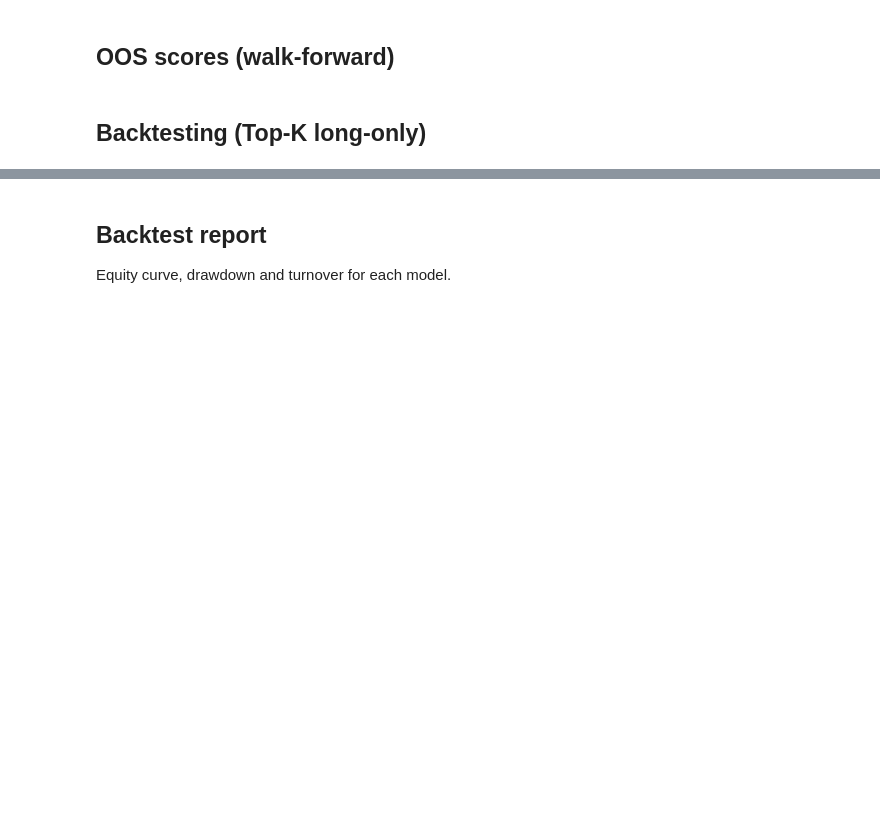
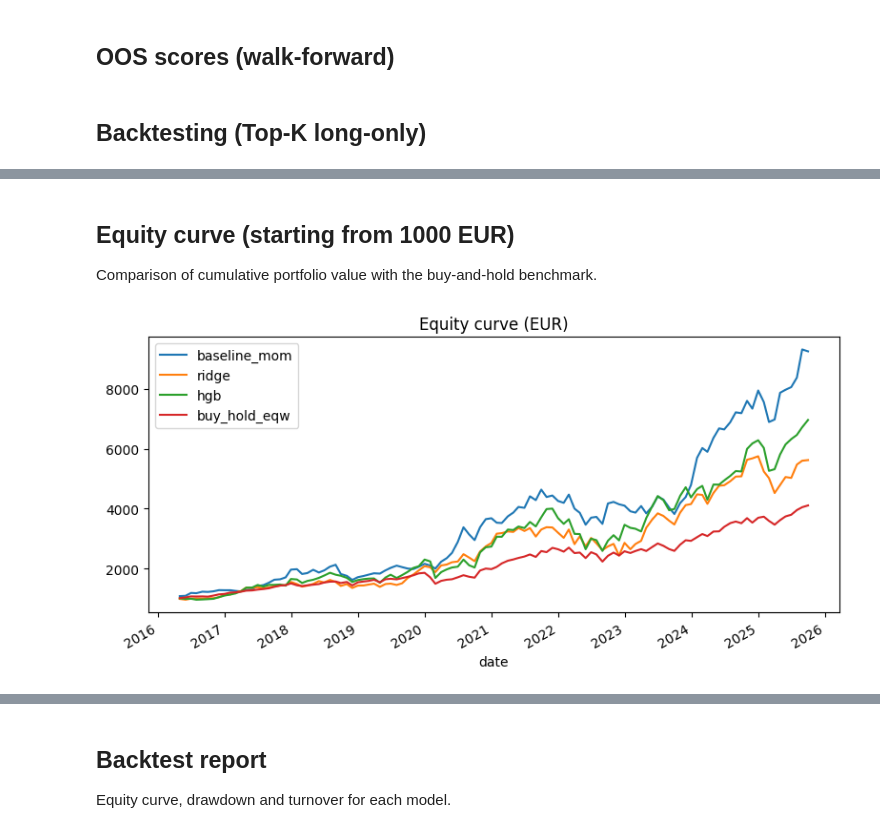
Before and after one commit to IgorDragone/hybrid-stock-prediction-thesis, a Jupyter notebook: notebooks/03_modeling.ipynb, the cells around one changed output, grey strips where cells are left out. Drawn from its saved outputs; the diff is of its cells as text; code cells hidden in the pictures; blank space fills up the shorter version.

```diff
--- a/notebooks/03_modeling.ipynb
+++ b/notebooks/03_modeling.ipynb
@@ -41,7 +63,7 @@ print("Features:", features)
 ## Split strategy (expanding walk‑forward with embargo)
 # %%
 split_cfg = WalkForwardConfig(
-    train_years=5,
+    train_years=10,
     test_months=12,
     embargo_months=3,
 )
@@ -96,20 +121,33 @@ elif n_tickers >= 25:
 else:
     top_k = 3
 
-bt_cfg = BacktestConfig(top_k=top_k)
+bt_cfg = BacktestConfig(
+    top_k=top_k,
+    overlay_enabled=True,
+    stress_threshold=0.5,
+    risk_off_exposure=0.6,
+)
 
-score_cols = {
+score_cols_ridge = {
     'baseline_mom': 'baseline_mom',
     'ridge': 'score_ridge',
+}
+score_cols_hgb = {
     'hgb': 'score_hgb',
 }
 
-summary_ridge, artifacts_ridge = backtest_from_scores(oos_ridge, score_cols, bt_cfg)
-summary_hgb, artifacts_hgb = backtest_from_scores(oos_hgb, score_cols, bt_cfg)
+summary_ridge, artifacts_ridge = backtest_from_scores(oos_ridge, score_cols_ridge, bt_cfg)
+summary_hgb, artifacts_hgb = backtest_from_scores(oos_hgb, score_cols_hgb, bt_cfg)
 
-# Equal‑weight benchmark
+# Equal‑weight benchmark (with same overlay settings)
 ew_ret = equal_weight_returns(oos_ridge, bt_cfg)
-print("Equal‑weight mean monthly return:", ew_ret.mean())
+ew_turnover = pd.Series(0.0, index=ew_ret.index)
+ew_summary = summarize_portfolio(ew_ret, turnover=ew_turnover)
+ew_row = pd.DataFrame([{
+    'model': 'buy_hold_eqw',
+    **ew_summary,
+    'hit_rate': np.nan,
+}])
 
-summary = pd.concat([summary_ridge, summary_hgb]).drop_duplicates('model')
+summary = pd.concat([summary_ridge, summary_hgb, ew_row]).drop_duplicates('model')
 display(summary)
@@ -115,0 +160,20 @@ display(summary)
+# %% [markdown]
+## Equity curve (starting from 1000 EUR)
+Comparison of cumulative portfolio value with the buy‑and‑hold benchmark.
+# %%
+initial_capital = 1000.0
+buy_hold_eq = (1.0 + ew_ret.fillna(0.0)).cumprod()
+curves = {
+    'baseline_mom': artifacts_ridge['baseline_mom']['equity'],
+    'ridge': artifacts_ridge['ridge']['equity'],
+    'hgb': artifacts_hgb['hgb']['equity'],
+    'buy_hold_eqw': buy_hold_eq,
+}
+plt.figure(figsize=(8, 4))
+for name, eq in curves.items():
+    (eq * initial_capital).plot(label=name)
+plt.title('Equity curve (EUR)')
+plt.legend()
+plt.tight_layout()
+# %% [output]
+[figure, added]
```
Also changed, not shown: parts of 14 cells of this notebook, 15 other files.
